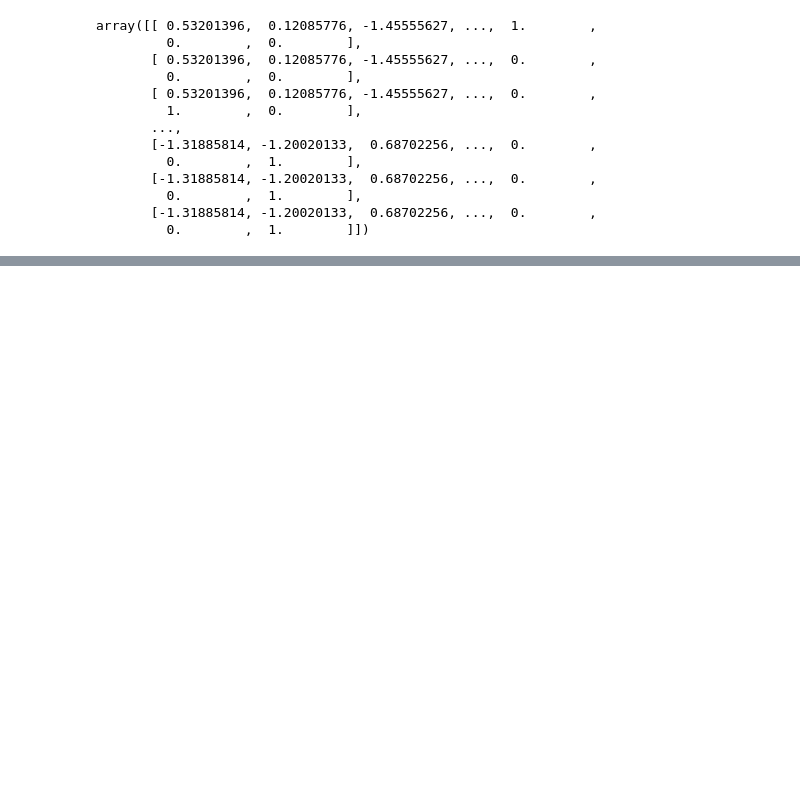
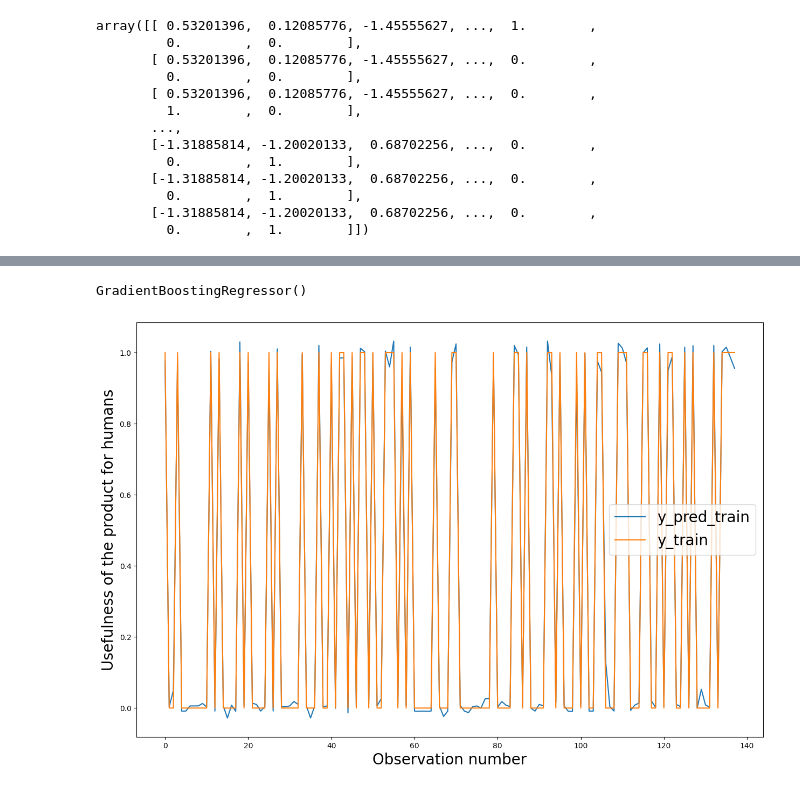
Before and after one commit to ArinaMak/ML_project3, a Jupyter notebook: ML_project3.ipynb, the cells around one changed output, grey strips where cells are left out. Saved outputs shown, nothing was run; the diff lists cells and outputs as text; code cells hidden in the pictures; blank space fills up the shorter version.

Commit message:
add Gradient boosting regressor

```diff
--- a/ML_project3.ipynb
+++ b/ML_project3.ipynb
@@ -126,0 +135,25 @@ array([[ 0.53201396,  0.12085776, -1.45555627, ...,  1.        ,
+# %%
+X_train, X_test, y_train, y_test = train_test_split(X, y, random_state=2)       # формирование наших выборок
+# %%
+np.random.seed(2)
+sklearn_model = GradientBoostingRegressor()
+sklearn_model.fit(X_train, y_train)                             # применение градиентного бустинга и обучение модели на тренировочной выборке
+# %% [output]
+GradientBoostingRegressor()
+# %%
+y_pred_train = sklearn_model.predict(X_train)                   # модель обученав => посмотрим, как хорошо она предскажет данные, на которых обучалась
+# %%
+import matplotlib.pyplot as plt                                 # для отрисовки графиков и более наглядного представления полученных результатов
+
+def plot_two_ys(y_pred, y_test, y_pred_name, y_test_name):
+  plt.figure(figsize=(15, 10))
+  plt.plot(y_pred, label=y_pred_name)
+  plt.plot(y_test, label=y_test_name)
+  plt.legend(fontsize=20)
+  plt.xlabel('Observation number', fontsize=20)
+  plt.ylabel('Usefulness of the product for humans', fontsize=20)
+  plt.show()
+# %%
+plot_two_ys(y_pred_train,  y_train, "y_pred_train", "y_train")
+# %% [output]
+[figure, added]
```
Also changed, not shown: parts of 6 cells of this notebook, 1 other file.
